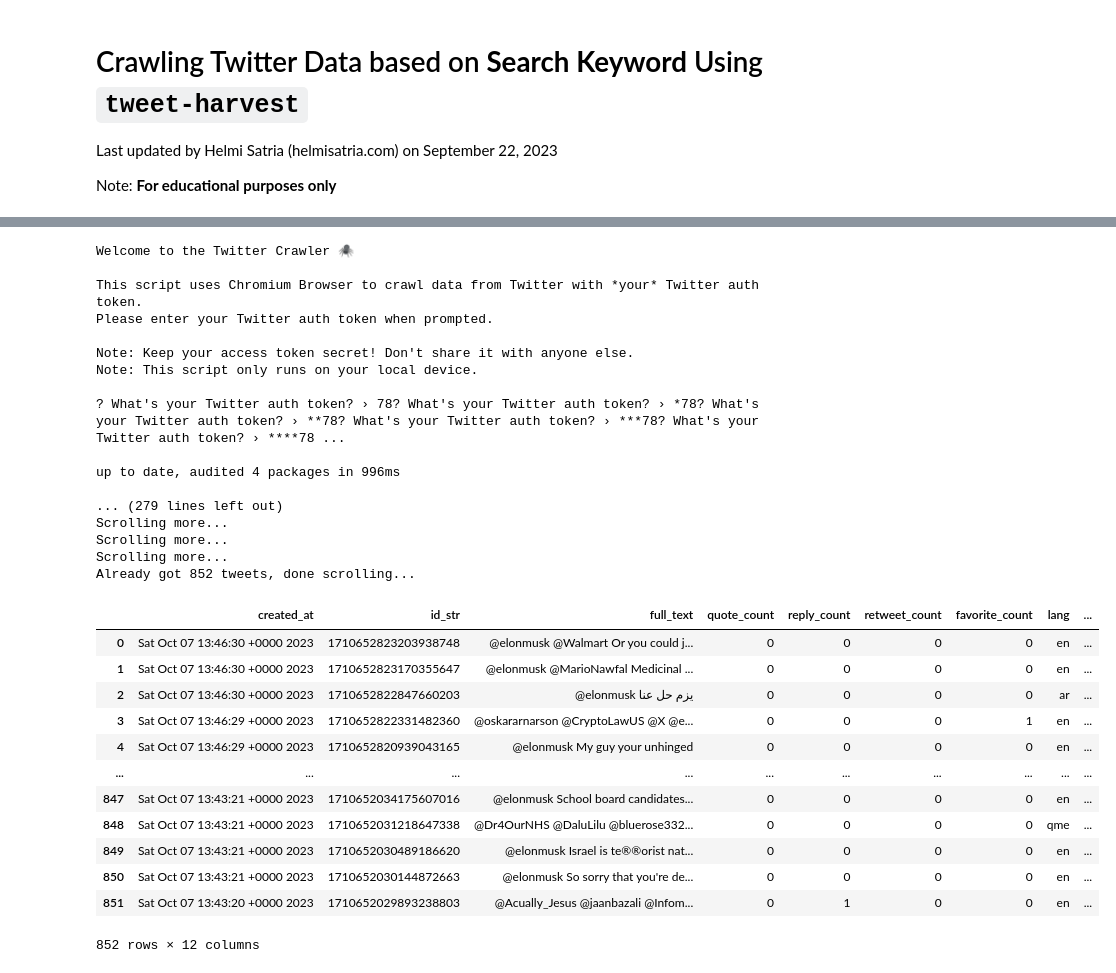
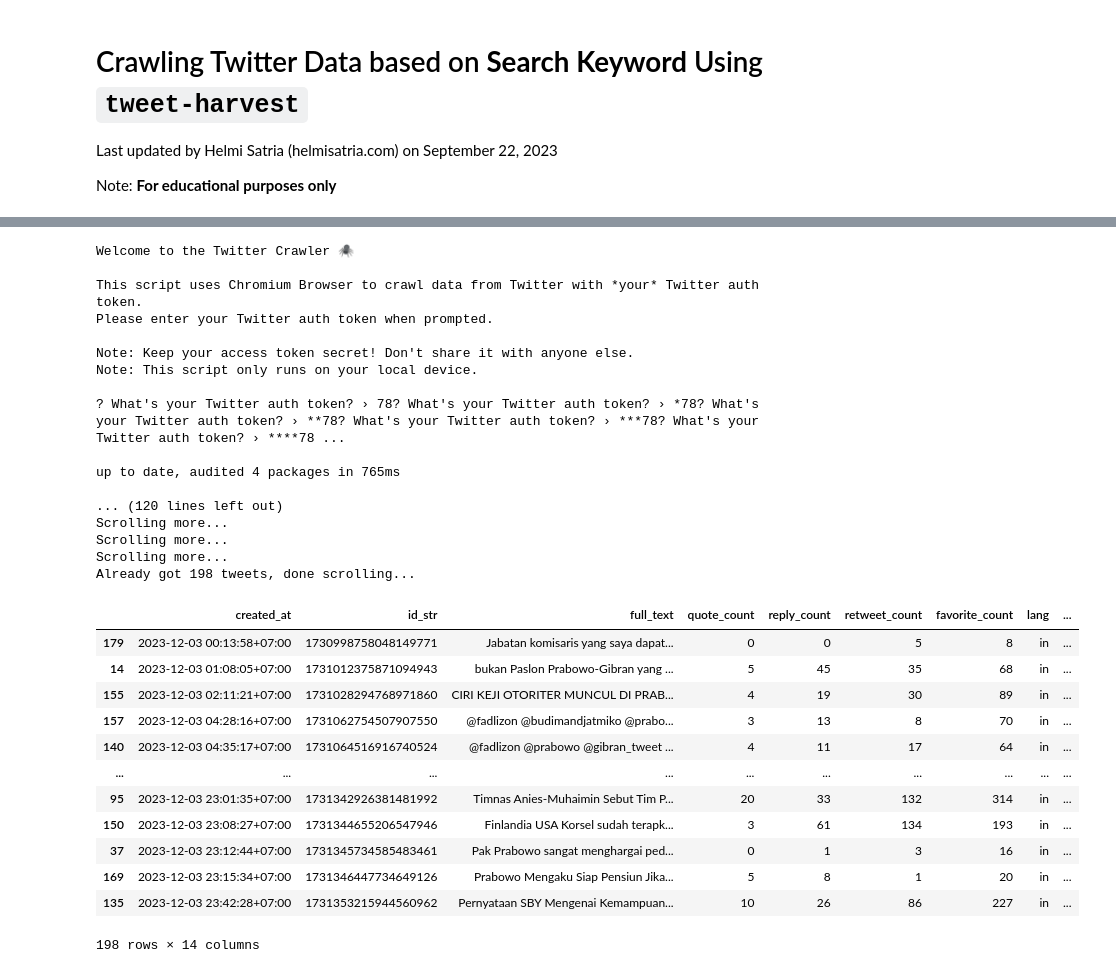
Before and after one commit to labibhabibie/Tugas-Akhir-P24, a Jupyter notebook: crawl_data_twitter_anies.ipynb, the cells around one changed output, grey strips where cells are left out. Drawn from its saved outputs; the diff is of its cells as text; code cells hidden in the pictures.

```diff
--- a/crawl_data_twitter_anies_2023.ipynb
+++ b/crawl_data_twitter_anies.ipynb
@@ -42,8 +42,10 @@ v20.8.0
 # %%
-# Crawl Data
+# Crawl Data Twitter
+paslon = 'Anies'
+tanggal = '2023-12-04'
+filename = f'{paslon}_{tanggal}.csv'
 
-filename = 'anies12-4.csv'
-search_keyword = 'Anies lang:id until:2023-12-04_23:59:59_WIB since:2023-12-04_00:00:00_WIB'
+search_keyword = f'{paslon} since:{tanggal}_00:00:00_WIB until:{tanggal}_23:59:59_WIB'
 limit = 5000
 
 !npx --yes tweet-harvest@latest -o "{filename}" -s "{search_keyword}" -l {limit} --token ""
@@ -58,35 +60,42 @@ Note: This script only runs on your local device.
 
 ? What's your Twitter auth token? › 78? What's your Twitter auth token? › *78? What's your Twitter auth token? › **78? What's your Twitter auth token? › ***78? What's your Twitter auth token? › ****78 ...
 
-up to date, audited 4 packages in 996ms
+up to date, audited 4 packages in 765ms
 
-... (279 lines left out)
+... (120 lines left out)
 Scrolling more...
 Scrolling more...
 Scrolling more...
-Already got 852 tweets, done scrolling...
+Already got 198 tweets, done scrolling...
 # %%
 import pandas as pd
 
 # Specify the path to your CSV file
 file_path = f"tweets-data/{filename}"
 
 # Read the CSV file into a pandas DataFrame
 df = pd.read_csv(file_path)
 
+# sort by created_at
+df = df.sort_values(by=['created_at'])
+
+# change datetime to Asia/Jakarta
+df['created_at'] = pd.to_datetime(df['created_at'])
+df['created_at'] = df['created_at'].dt.tz_convert('Asia/Jakarta')
+
 # Display the DataFrame
 display(df)
 # %% [output]
 |  | created_at | id_str | full_text | quote_count | reply_count | retweet_count | favorite_count | lang | ... |
-| 0 | Sat Oct 07 13:46:30 +0000 2023 | 1710652823203938748 | @elonmusk @Walmart Or you could j... | 0 | 0 | 0 | 0 | en | ... |
-| 1 | Sat Oct 07 13:46:30 +0000 2023 | 1710652823170355647 | @elonmusk @MarioNawfal Medicinal ... | 0 | 0 | 0 | 0 | en | ... |
-| 2 | Sat Oct 07 13:46:30 +0000 2023 | 1710652822847660203 | @elonmusk يزم حل عنا | 0 | 0 | 0 | 0 | ar | ... |
-| 3 | Sat Oct 07 13:46:29 +0000 2023 | 1710652822331482360 | @oskararnarson @CryptoLawUS @X @e... | 0 | 0 | 0 | 1 | en | ... |
-| 4 | Sat Oct 07 13:46:29 +0000 2023 | 1710652820939043165 | @elonmusk My guy your unhinged | 0 | 0 | 0 | 0 | en | ... |
+| 179 | 2023-12-03 00:13:58+07:00 | 1730998758048149771 | Jabatan komisaris yang saya dapat... | 0 | 0 | 5 | 8 | in | ... |
+| 14 | 2023-12-03 01:08:05+07:00 | 1731012375871094943 | bukan Paslon Prabowo-Gibran yang ... | 5 | 45 | 35 | 68 | in | ... |
+| 155 | 2023-12-03 02:11:21+07:00 | 1731028294768971860 | CIRI KEJI OTORITER MUNCUL DI PRAB... | 4 | 19 | 30 | 89 | in | ... |
+| 157 | 2023-12-03 04:28:16+07:00 | 1731062754507907550 | @fadlizon @budimandjatmiko @prabo... | 3 | 13 | 8 | 70 | in | ... |
+| 140 | 2023-12-03 04:35:17+07:00 | 1731064516916740524 | @fadlizon @prabowo @gibran_tweet ... | 4 | 11 | 17 | 64 | in | ... |
 | ... | ... | ... | ... | ... | ... | ... | ... | ... | ... |
-| 847 | Sat Oct 07 13:43:21 +0000 2023 | 1710652034175607016 | @elonmusk School board candidates... | 0 | 0 | 0 | 0 | en | ... |
-| 848 | Sat Oct 07 13:43:21 +0000 2023 | 1710652031218647338 | @Dr4OurNHS @DaluLilu @bluerose332... | 0 | 0 | 0 | 0 | qme | ... |
-| 849 | Sat Oct 07 13:43:21 +0000 2023 | 1710652030489186620 | @elonmusk Israel is te®®orist nat... | 0 | 0 | 0 | 0 | en | ... |
-| 850 | Sat Oct 07 13:43:21 +0000 2023 | 1710652030144872663 | @elonmusk So sorry that you're de... | 0 | 0 | 0 | 0 | en | ... |
-| 851 | Sat Oct 07 13:43:20 +0000 2023 | 1710652029893238803 | @Acually_Jesus @jaanbazali @Infom... | 0 | 1 | 0 | 0 | en | ... |
+| 95 | 2023-12-03 23:01:35+07:00 | 1731342926381481992 | Timnas Anies-Muhaimin Sebut Tim P... | 20 | 33 | 132 | 314 | in | ... |
+| 150 | 2023-12-03 23:08:27+07:00 | 1731344655206547946 | Finlandia USA Korsel sudah terapk... | 3 | 61 | 134 | 193 | in | ... |
+| 37 | 2023-12-03 23:12:44+07:00 | 1731345734585483461 | Pak Prabowo sangat menghargai ped... | 0 | 1 | 3 | 16 | in | ... |
+| 169 | 2023-12-03 23:15:34+07:00 | 1731346447734649126 | Prabowo Mengaku Siap Pensiun Jika... | 5 | 8 | 1 | 20 | in | ... |
+| 135 | 2023-12-03 23:42:28+07:00 | 1731353215944560962 | Pernyataan SBY Mengenai Kemampuan... | 10 | 26 | 86 | 227 | in | ... |
-852 rows × 12 columns
+198 rows × 14 columns
```
Also changed, not shown: parts of 5 cells of this notebook.
